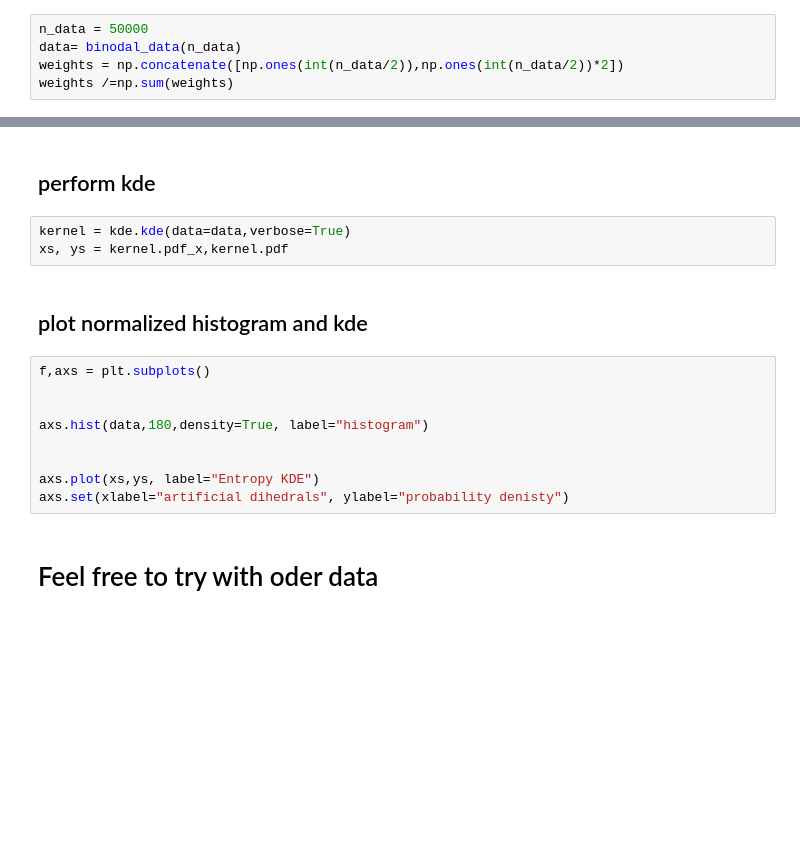
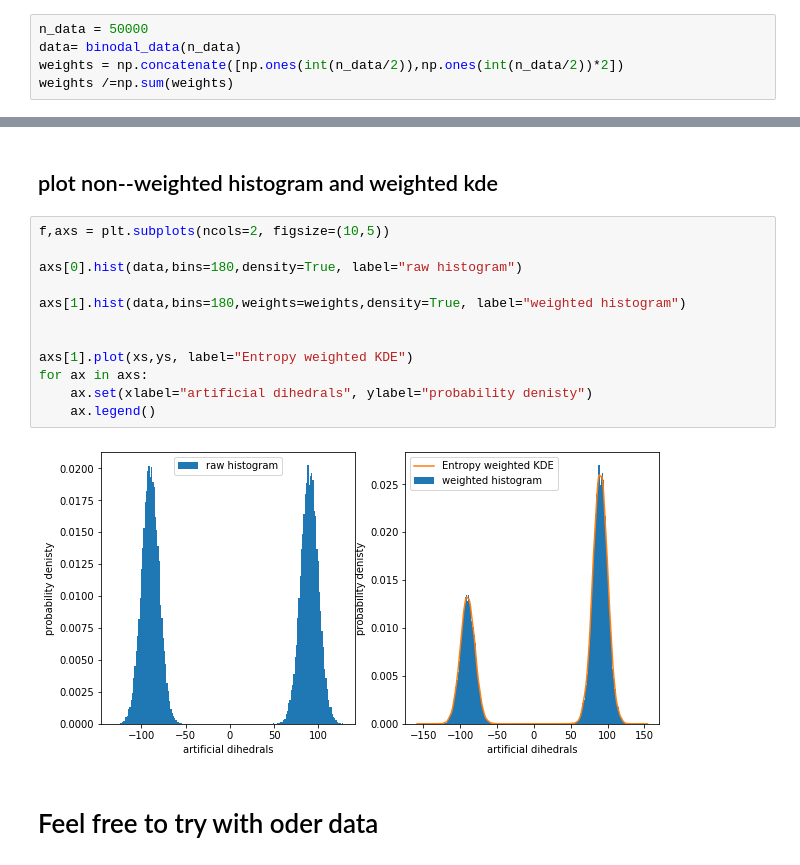
Before and after one commit to liedllab/X-Entropy, a Jupyter notebook: examples/entroPy_example0_artificial_binodal_distribution.ipynb, the cells around one changed output, grey strips where cells are left out. Drawn from its saved outputs; the diff is of its cells as text; blank space fills up the shorter version.

```diff
--- a/examples/entroPy_example0_artificial_binodal_distribution.ipynb
+++ b/examples/entroPy_example0_artificial_binodal_distribution.ipynb
@@ -75,19 +97,19 @@ xs, ys = kernel.pdf_x,kernel.pdf
-# %% [markdown]
-## perform kde
-# %%
-kernel = kde.kde(data=data,verbose=True)
-xs, ys = kernel.pdf_x,kernel.pdf
 # %% [markdown]
-## plot normalized histogram and kde
+## plot non--weighted histogram and weighted kde
 # %%
-f,axs = plt.subplots()
+f,axs = plt.subplots(ncols=2, figsize=(10,5))
+
+axs[0].hist(data,bins=180,density=True, label="raw histogram")
+
+axs[1].hist(data,bins=180,weights=weights,density=True, label="weighted histogram")
 
 
-axs.hist(data,180,density=True, label="histogram")
-
-
-axs.plot(xs,ys, label="Entropy KDE")
-axs.set(xlabel="artificial dihedrals", ylabel="probability denisty")
+axs[1].plot(xs,ys, label="Entropy weighted KDE")
+for ax in axs:
+    ax.set(xlabel="artificial dihedrals", ylabel="probability denisty")
+    ax.legend()
+# %% [output]
+[figure, added]
 # %% [markdown]
 # Feel free to try with oder data
 # %%
```
Also changed, not shown: parts of 9 cells of this notebook, 1 other file.
